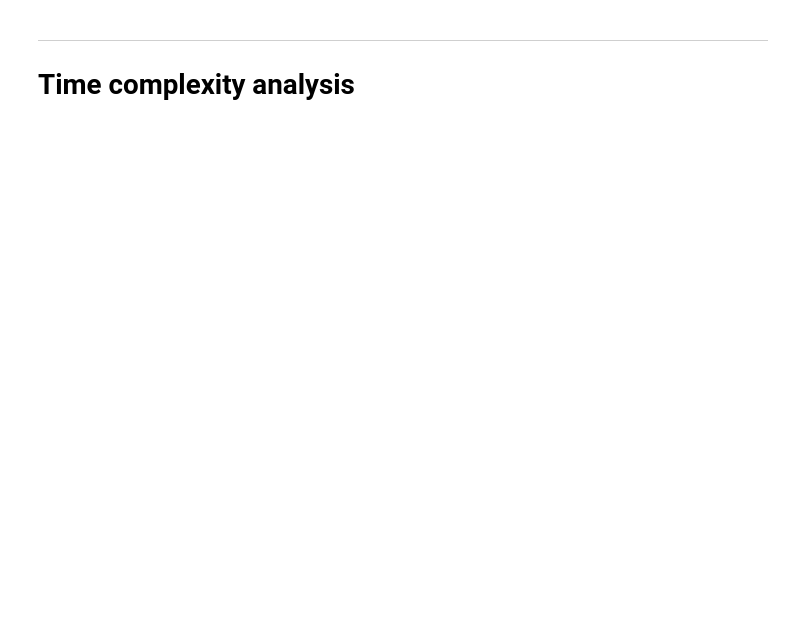
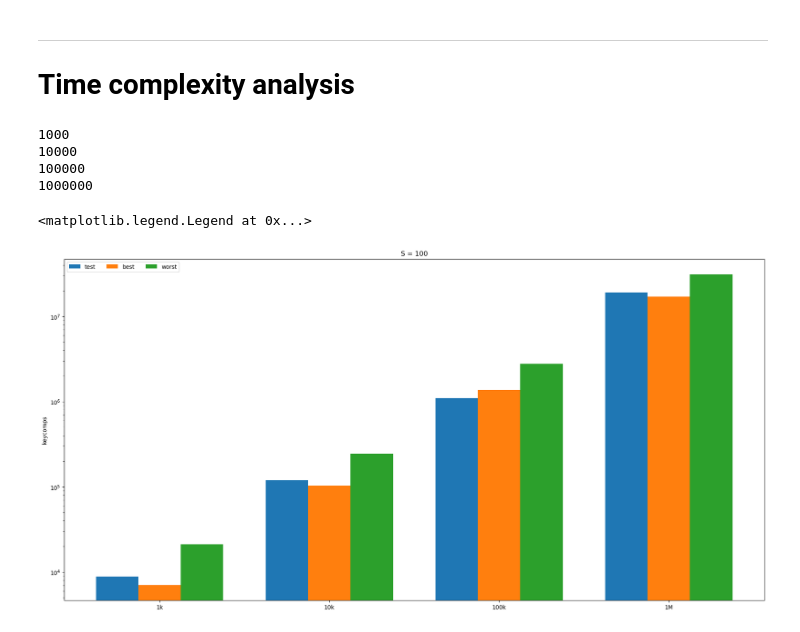
Before and after one commit to Zhiqin99/SC2001_AlgoDesign_Analysis, a Jupyter notebook: Lab1/Sorting Algorithms.ipynb, the cells around one changed output. Saved outputs shown, nothing was run; the diff lists cells and outputs as text; code cells hidden in the pictures; blank space fills up the shorter version.

```diff
--- a/Lab1/Sorting Algorithms.ipynb
+++ b/Lab1/Sorting Algorithms.ipynb
@@ -138,11 +169,13 @@ def bestcase(S, n):
 # part i NOTE: idk what the deal is but make sure to rerun the create dataset before each test of this
 # NOTE this chunk runs the 10 mil data set, remove if its slow
 
-S = 100
+S = 15
 theo_wc = []
 theo_bc = []
 
-tests = [data_1k, data_10k, data_100k, data_1M, data_10M]
+# tests = [data_1k, data_10k, data_100k, data_1M, data_10M]
+tests = [data_1k, data_10k, data_100k, data_1M]
+
 keycomps = np.zeros(len(tests))
 
 for i in range(len(tests)):
@@ -153,32 +186,41 @@ for i in range(len(tests)):
     # calculate worst case
     theo_wc.append(worstcase(S, len(tests[i])))
     theo_bc.append(bestcase(S, len(tests[i])))
+# %% [output]
+1000
+10000
+100000
+1000000
 # %%
 # draw graphs
-name = ["1k", "10k", "100k", "1M", "10M"]
+# name = ["1k", "10k", "100k", "1M", "10M"]
+name = ["1k", "10k", "100k", "1M"]
 
 data_i = {
     "test": keycomps,
     "best": theo_bc,
     "worst": theo_wc
 }
 
 x = np.arange(len(name))
 
 width = 0.25
 multiplier = 0
 
-fig, ax = plt.subplots(layout='constrained', figsize=(18, 18))
+fig, ax = plt.subplots(layout='constrained', figsize=(18, 9))
 
 for attribute, measurement in data_i.items():
     offset = width * multiplier
     rects = ax.bar(x + offset, measurement, width, label=attribute)
     # ax.bar_label(rects, padding=3)
     multiplier += 1
 
 ax.set_yscale('log')
 
 ax.set_ylabel('keycomps')
 ax.set_title('S = 100')
 ax.set_xticks(x + width, name)
 ax.legend(loc='upper left', ncol=3)
+# %% [output]
+<matplotlib.legend.Legend at 0x...>
+[figure, added]
```
Also changed, not shown: parts of 13 cells of this notebook, 1 other file.
